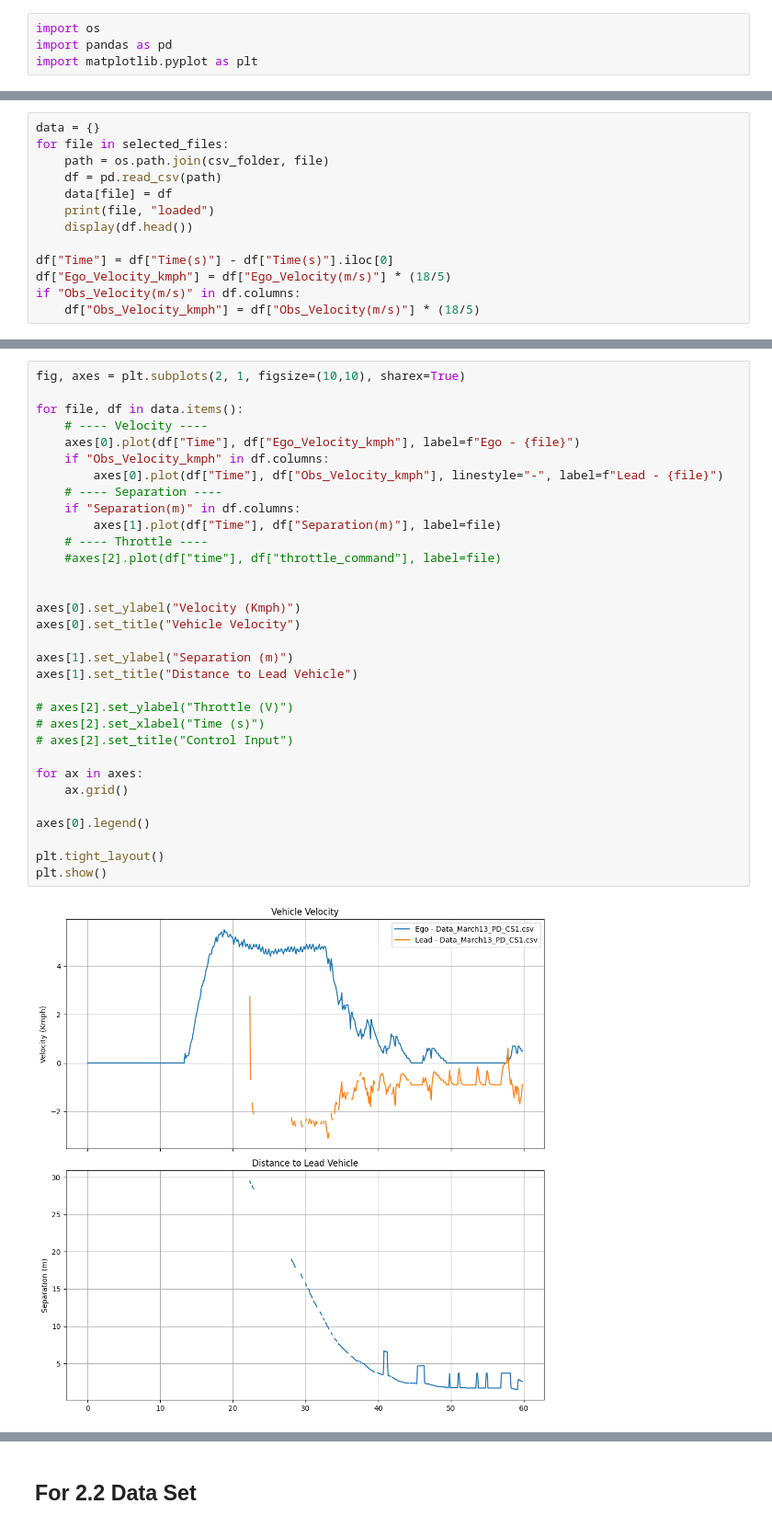
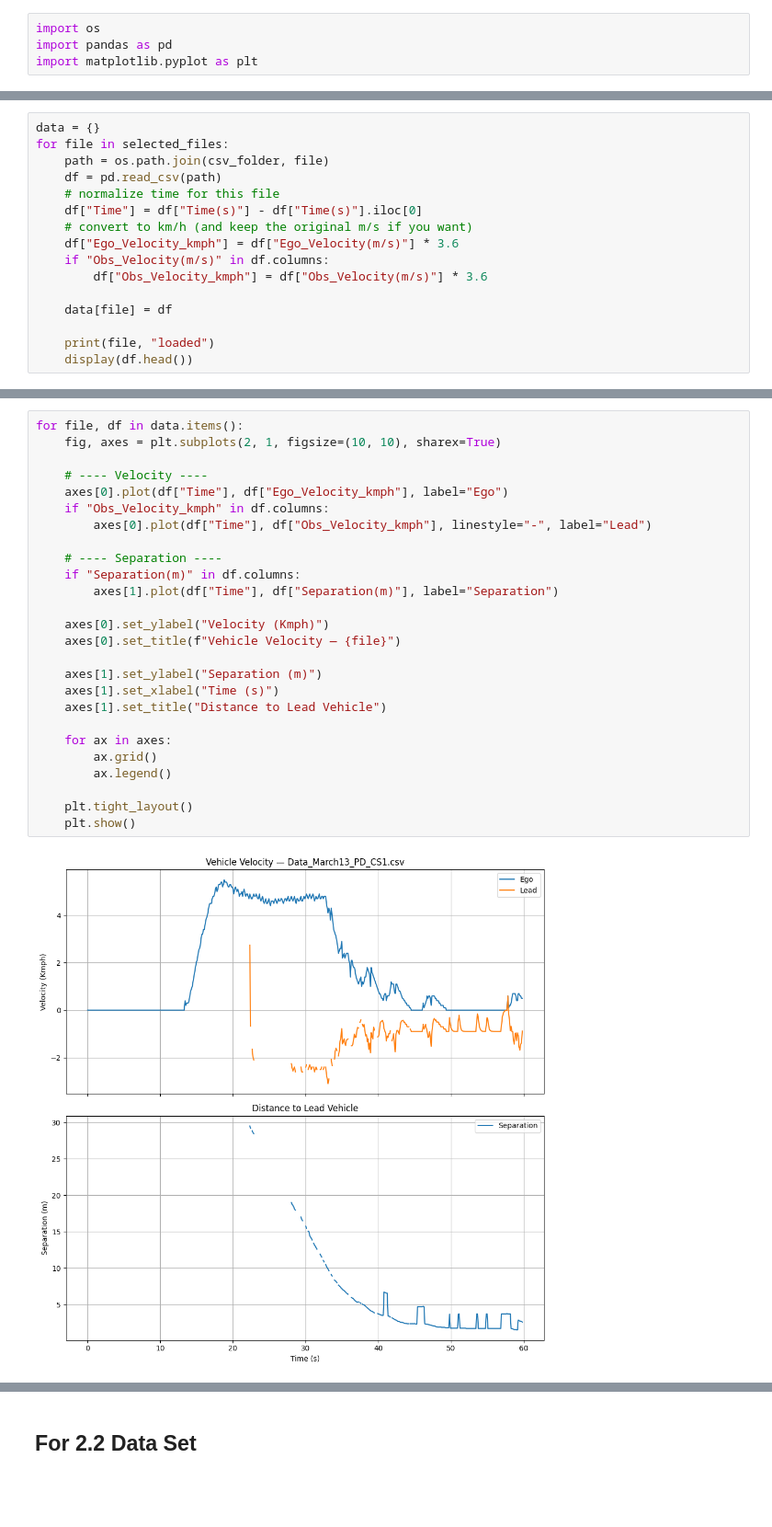
Before and after one commit to Santhosh4888/Adaptive-Cruise-Control, a Jupyter notebook: 9_Vehicle_Testing_Results/Testing_Using_Radar/March13_2026/plotting.ipynb, the cells around one changed output, grey strips where cells are left out. Shown at 92% size. Saved outputs shown, nothing was run; the diff lists cells and outputs as text; blank space fills up the shorter version.

```diff
--- a/9_Vehicle_Testing_Results/Testing_Using_Radar/March13_2026/plotting.ipynb
+++ b/9_Vehicle_Testing_Results/Testing_Using_Radar/March13_2026/plotting.ipynb
@@ -21,14 +33,17 @@ data = {}
 for file in selected_files:
     path = os.path.join(csv_folder, file)
     df = pd.read_csv(path)
+    # normalize time for this file
+    df["Time"] = df["Time(s)"] - df["Time(s)"].iloc[0]
+    # convert to km/h (and keep the original m/s if you want)
+    df["Ego_Velocity_kmph"] = df["Ego_Velocity(m/s)"] * 3.6
+    if "Obs_Velocity(m/s)" in df.columns:
+        df["Obs_Velocity_kmph"] = df["Obs_Velocity(m/s)"] * 3.6
+
     data[file] = df
+
     print(file, "loaded")
     display(df.head())
-
-df["Time"] = df["Time(s)"] - df["Time(s)"].iloc[0]
-df["Ego_Velocity_kmph"] = df["Ego_Velocity(m/s)"] * (18/5)
-if "Obs_Velocity(m/s)" in df.columns:
-    df["Obs_Velocity_kmph"] = df["Obs_Velocity(m/s)"] * (18/5)
 # %% [output]
 Data_March13_PD_CS1.csv loaded
 |  | Ego_Position(m) | Ego_Velocity(m/s) | Obs_Position(m) | Obs_Velocity(m/s) | Separation(m) | ... |
@@ -40,34 +83,28 @@ Data_March13_PD_CS1.csv loaded
 # %%
-fig, axes = plt.subplots(2, 1, figsize=(10,10), sharex=True)
+for file, df in data.items():
+    fig, axes = plt.subplots(2, 1, figsize=(10, 10), sharex=True)
 
-for file, df in data.items():
     # ---- Velocity ----
-    axes[0].plot(df["Time"], df["Ego_Velocity_kmph"], label=f"Ego - {file}")
+    axes[0].plot(df["Time"], df["Ego_Velocity_kmph"], label="Ego")
     if "Obs_Velocity_kmph" in df.columns:
-        axes[0].plot(df["Time"], df["Obs_Velocity_kmph"], linestyle="-", label=f"Lead - {file}")
+        axes[0].plot(df["Time"], df["Obs_Velocity_kmph"], linestyle="-", label="Lead")
+
     # ---- Separation ----
     if "Separation(m)" in df.columns:
-        axes[1].plot(df["Time"], df["Separation(m)"], label=file)
-    # ---- Throttle ----
-    #axes[2].plot(df["time"], df["throttle_command"], label=file)
+        axes[1].plot(df["Time"], df["Separation(m)"], label="Separation")
 
+    axes[0].set_ylabel("Velocity (Kmph)")
+    axes[0].set_title(f"Vehicle Velocity — {file}")
 
-axes[0].set_ylabel("Velocity (Kmph)")
-axes[0].set_title("Vehicle Velocity")
+    axes[1].set_ylabel("Separation (m)")
+    axes[1].set_xlabel("Time (s)")
+    axes[1].set_title("Distance to Lead Vehicle")
 
-axes[1].set_ylabel("Separation (m)")
-axes[1].set_title("Distance to Lead Vehicle")
+    for ax in axes:
+        ax.grid()
+        ax.legend()
 
-# axes[2].set_ylabel("Throttle (V)")
-# axes[2].set_xlabel("Time (s)")
-# axes[2].set_title("Control Input")
-
-for ax in axes:
-    ax.grid()
-
-axes[0].legend()
-
-plt.tight_layout()
-plt.show()
+    plt.tight_layout()
+    plt.show()
 # %% [output]
-[figure, old version]
+[figure, new version]
```
Also changed, not shown: parts of 14 cells of this notebook, 2 other files.
